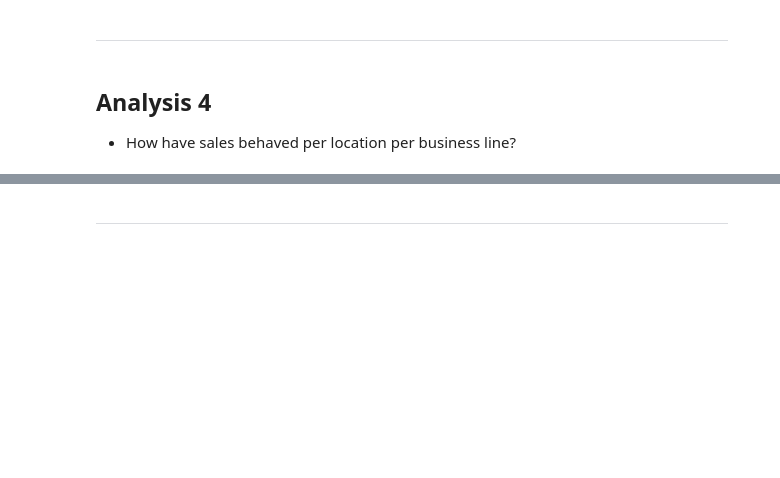
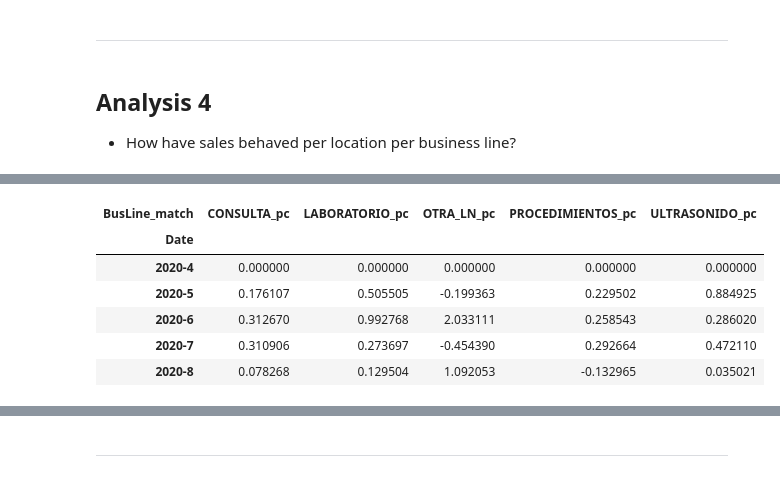
Before and after one commit to Roberto919/punto_clinico_pres, a Jupyter notebook: CoreB/BI/BI_nb.ipynb, the cells around one changed output, grey strips where cells are left out. Saved outputs shown, nothing was run; the diff lists cells and outputs as text; code cells hidden in the pictures; blank space fills up the shorter version.

```diff
--- a/CoreB/BI/BI_nb.ipynb
+++ b/CoreB/BI/BI_nb.ipynb
@@ -192,0 +338,13 @@ dfsx
+# %%
+## Filtering results for display
+col_filter = "_pc"
+# %%
+dfx.loc[:, [col for col in dfx.columns if col_filter in col]]
+# %% [output]
+| BusLine_match | CONSULTA_pc | LABORATORIO_pc | OTRA_LN_pc | PROCEDIMIENTOS_pc | ULTRASONIDO_pc |
+| Date |  |  |  |  |  |
+| 2020-4 | 0.000000 | 0.000000 | 0.000000 | 0.000000 | 0.000000 |
+| 2020-5 | 0.176107 | 0.505505 | -0.199363 | 0.229502 | 0.884925 |
+| 2020-6 | 0.312670 | 0.992768 | 2.033111 | 0.258543 | 0.286020 |
+| 2020-7 | 0.310906 | 0.273697 | -0.454390 | 0.292664 | 0.472110 |
+| 2020-8 | 0.078268 | 0.129504 | 1.092053 | -0.132965 | 0.035021 |
```
Also changed, not shown: parts of 22 cells of this notebook, 1 other file.
